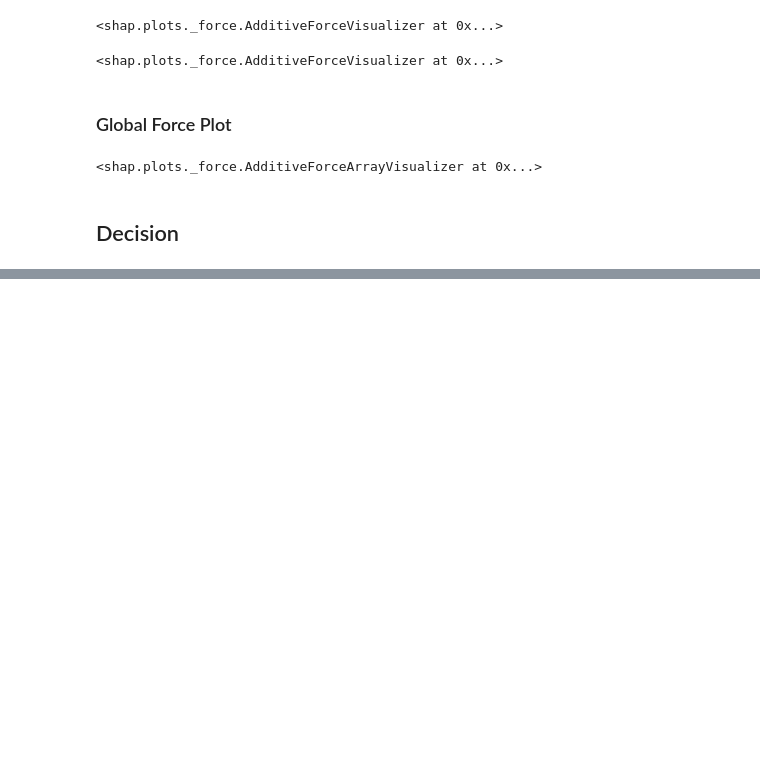
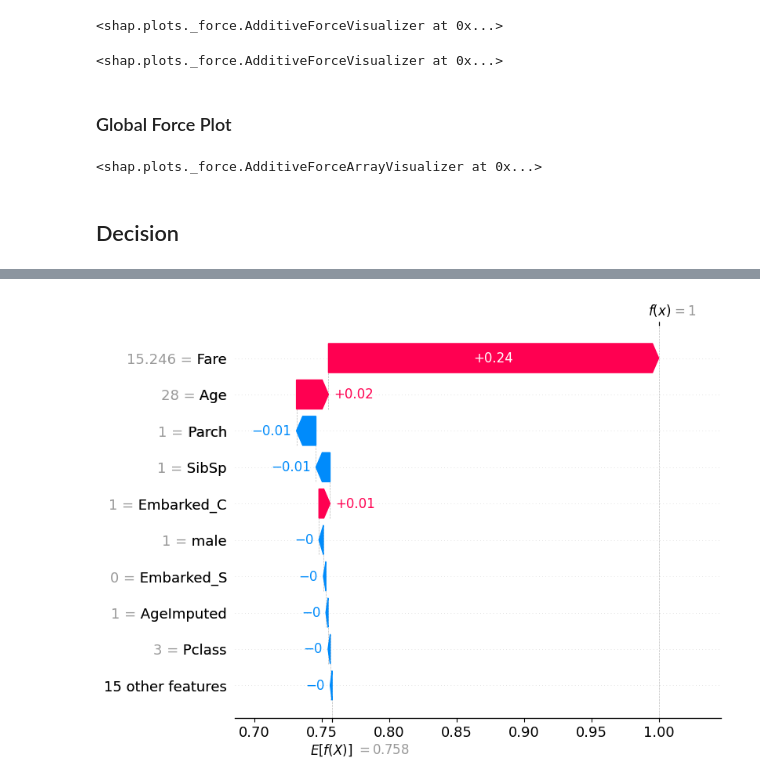
Before and after one commit to hsma-programme/h6_4g_explainable_ai, a Jupyter notebook: teaching_notebooks/shap_neural_nets.ipynb, the cells around one changed output, grey strips where cells are left out. Saved outputs shown, nothing was run; the diff lists cells and outputs as text; code cells hidden in the pictures; blank space fills up the shorter version.

```diff
--- a/teaching_notebooks/shap_neural_nets.ipynb
+++ b/teaching_notebooks/shap_neural_nets.ipynb
@@ -957,0 +951,4 @@ shap.plots.decision(
+# %%
+shap.plots.waterfall(shap_values[0])
+# %% [output]
+[figure, added]
```
Also changed, not shown: parts of 45 cells of this notebook, 5 other files.
